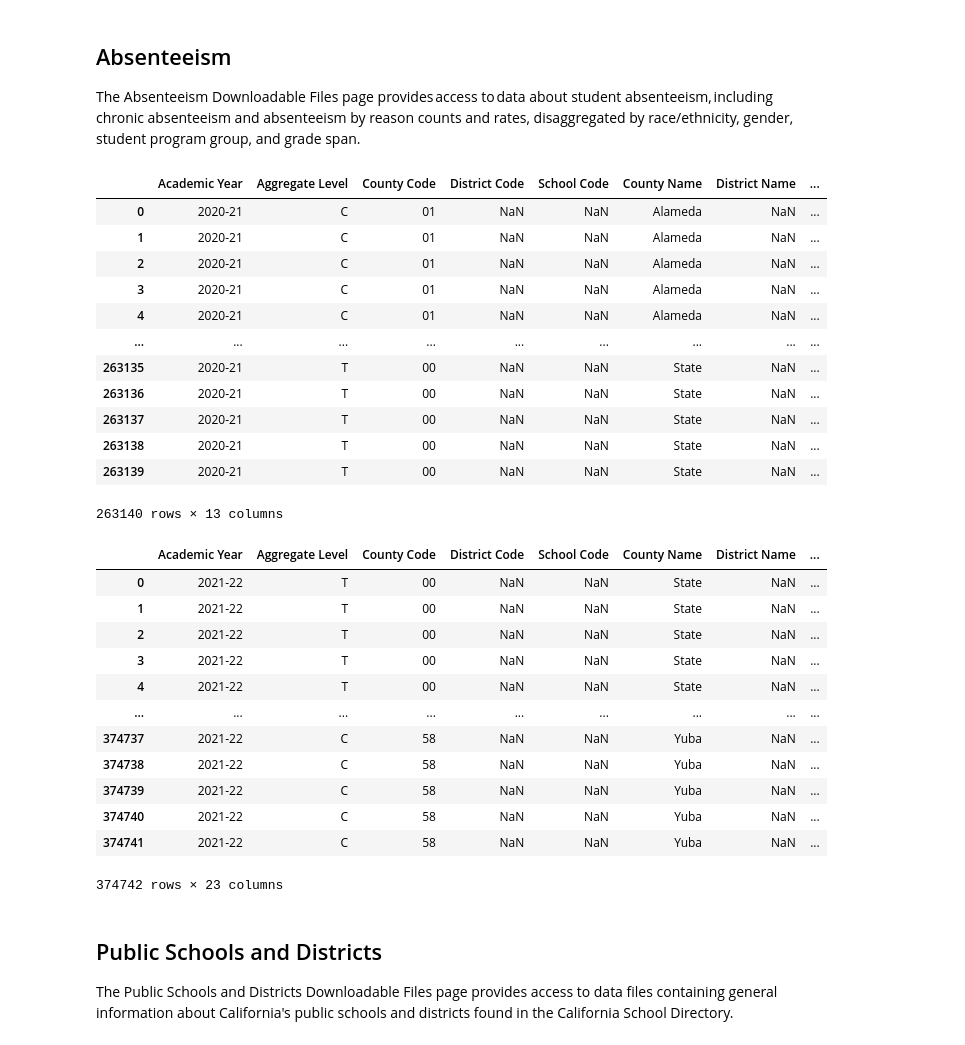
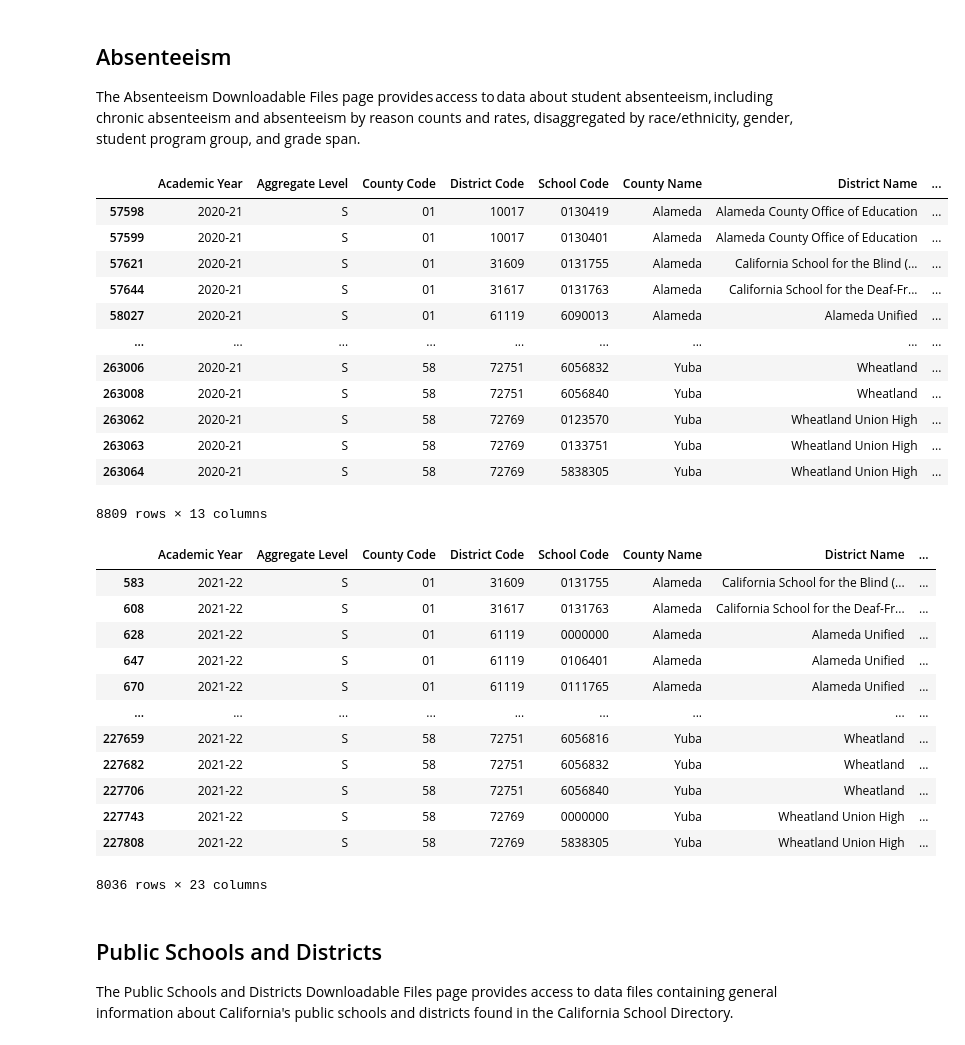
Before and after one commit to junclemente/ads599-capstone_project, a Jupyter notebook: library/01_data_preparation.ipynb, the cells around one changed output. Cells and saved outputs as stored; diff of their text form; code cells hidden in the pictures.

Commit message:
feat: Update datasets

```diff
--- a/library/01_data_preparation.ipynb
+++ b/library/01_data_preparation.ipynb
@@ -142,40 +144,54 @@ Downloadable files about California's K–12 educational system by topic area, i
 
 The Absenteeism Downloadable Files page provides access to data about student absenteeism, including chronic absenteeism and absenteeism by reason counts and rates, disaggregated by race/ethnicity, gender, student program group, and grade span.
 # %%
-df_chron_abs = load_cde_txt(cde / "chronicabsenteeism21.txt")
-# df = pd.read_csv(ca_doe / dataset, sep="\t", dtype=str)
+df_raw = load_cde_txt(cde / "chronicabsenteeism21.txt")
+
+df_chron_abs = df_raw[
+    (df_raw["Aggregate Level"].str.strip() == "S")
+    & (df_raw["Charter School"].str.strip() == "No")
+    & (df_raw["Reporting Category"].str.strip() == "TA")
+]
 df_chron_abs
 # %% [output]
 |  | Academic Year | Aggregate Level | County Code | District Code | School Code | County Name | District Name | ... |
-| 0 | 2020-21 | C | 01 | NaN | NaN | Alameda | NaN | ... |
-| 1 | 2020-21 | C | 01 | NaN | NaN | Alameda | NaN | ... |
-| 2 | 2020-21 | C | 01 | NaN | NaN | Alameda | NaN | ... |
-| 3 | 2020-21 | C | 01 | NaN | NaN | Alameda | NaN | ... |
-| 4 | 2020-21 | C | 01 | NaN | NaN | Alameda | NaN | ... |
+| 57598 | 2020-21 | S | 01 | 10017 | 0130419 | Alameda | Alameda County Office of Education | ... |
+| 57599 | 2020-21 | S | 01 | 10017 | 0130401 | Alameda | Alameda County Office of Education | ... |
+| 57621 | 2020-21 | S | 01 | 31609 | 0131755 | Alameda | California School for the Blind (... | ... |
+| 57644 | 2020-21 | S | 01 | 31617 | 0131763 | Alameda | California School for the Deaf-Fr... | ... |
+| 58027 | 2020-21 | S | 01 | 61119 | 6090013 | Alameda | Alameda Unified | ... |
 | ... | ... | ... | ... | ... | ... | ... | ... | ... |
-| 263135 | 2020-21 | T | 00 | NaN | NaN | State | NaN | ... |
-| 263136 | 2020-21 | T | 00 | NaN | NaN | State | NaN | ... |
-| 263137 | 2020-21 | T | 00 | NaN | NaN | State | NaN | ... |
-| 263138 | 2020-21 | T | 00 | NaN | NaN | State | NaN | ... |
-| 263139 | 2020-21 | T | 00 | NaN | NaN | State | NaN | ... |
+| 263006 | 2020-21 | S | 58 | 72751 | 6056832 | Yuba | Wheatland | ... |
+| 263008 | 2020-21 | S | 58 | 72751 | 6056840 | Yuba | Wheatland | ... |
+| 263062 | 2020-21 | S | 58 | 72769 | 0123570 | Yuba | Wheatland Union High | ... |
+| 263063 | 2020-21 | S | 58 | 72769 | 0133751 | Yuba | Wheatland Union High | ... |
+| 263064 | 2020-21 | S | 58 | 72769 | 5838305 | Yuba | Wheatland Union High | ... |
-263140 rows × 13 columns
+8809 rows × 13 columns
 # %%
-df_abs_reason = load_cde_txt(cde / "absenteeismreason22-v3.txt")
-df_abs_reason
+df_raw = load_cde_txt(cde / "absenteeismreason22-v3.txt")
+df_raw
+
+df_abs = df_raw[
+    (df_raw["Aggregate Level"].str.strip() == "S")
+    & (df_raw["Charter School"].str.strip() == "No")
+    & (df_raw["DASS"].str.strip() == "No")
+    & (df_raw["Reporting Category"] == "TA")
+]
+
+df_abs
 # %% [output]
 |  | Academic Year | Aggregate Level | County Code | District Code | School Code | County Name | District Name | ... |
-| 0 | 2021-22 | T | 00 | NaN | NaN | State | NaN | ... |
-| 1 | 2021-22 | T | 00 | NaN | NaN | State | NaN | ... |
-| 2 | 2021-22 | T | 00 | NaN | NaN | State | NaN | ... |
-| 3 | 2021-22 | T | 00 | NaN | NaN | State | NaN | ... |
-| 4 | 2021-22 | T | 00 | NaN | NaN | State | NaN | ... |
+| 583 | 2021-22 | S | 01 | 31609 | 0131755 | Alameda | California School for the Blind (... | ... |
+| 608 | 2021-22 | S | 01 | 31617 | 0131763 | Alameda | California School for the Deaf-Fr... | ... |
+| 628 | 2021-22 | S | 01 | 61119 | 0000000 | Alameda | Alameda Unified | ... |
+| 647 | 2021-22 | S | 01 | 61119 | 0106401 | Alameda | Alameda Unified | ... |
+| 670 | 2021-22 | S | 01 | 61119 | 0111765 | Alameda | Alameda Unified | ... |
 | ... | ... | ... | ... | ... | ... | ... | ... | ... |
-| 374737 | 2021-22 | C | 58 | NaN | NaN | Yuba | NaN | ... |
-| 374738 | 2021-22 | C | 58 | NaN | NaN | Yuba | NaN | ... |
-| 374739 | 2021-22 | C | 58 | NaN | NaN | Yuba | NaN | ... |
-| 374740 | 2021-22 | C | 58 | NaN | NaN | Yuba | NaN | ... |
-| 374741 | 2021-22 | C | 58 | NaN | NaN | Yuba | NaN | ... |
+| 227659 | 2021-22 | S | 58 | 72751 | 6056816 | Yuba | Wheatland | ... |
+| 227682 | 2021-22 | S | 58 | 72751 | 6056832 | Yuba | Wheatland | ... |
+| 227706 | 2021-22 | S | 58 | 72751 | 6056840 | Yuba | Wheatland | ... |
+| 227743 | 2021-22 | S | 58 | 72769 | 0000000 | Yuba | Wheatland Union High | ... |
+| 227808 | 2021-22 | S | 58 | 72769 | 5838305 | Yuba | Wheatland Union High | ... |
-374742 rows × 23 columns
+8036 rows × 23 columns
 # %% [markdown]
 ## Public Schools and Districts
 
```
Also changed, not shown: parts of 10 cells of this notebook.
